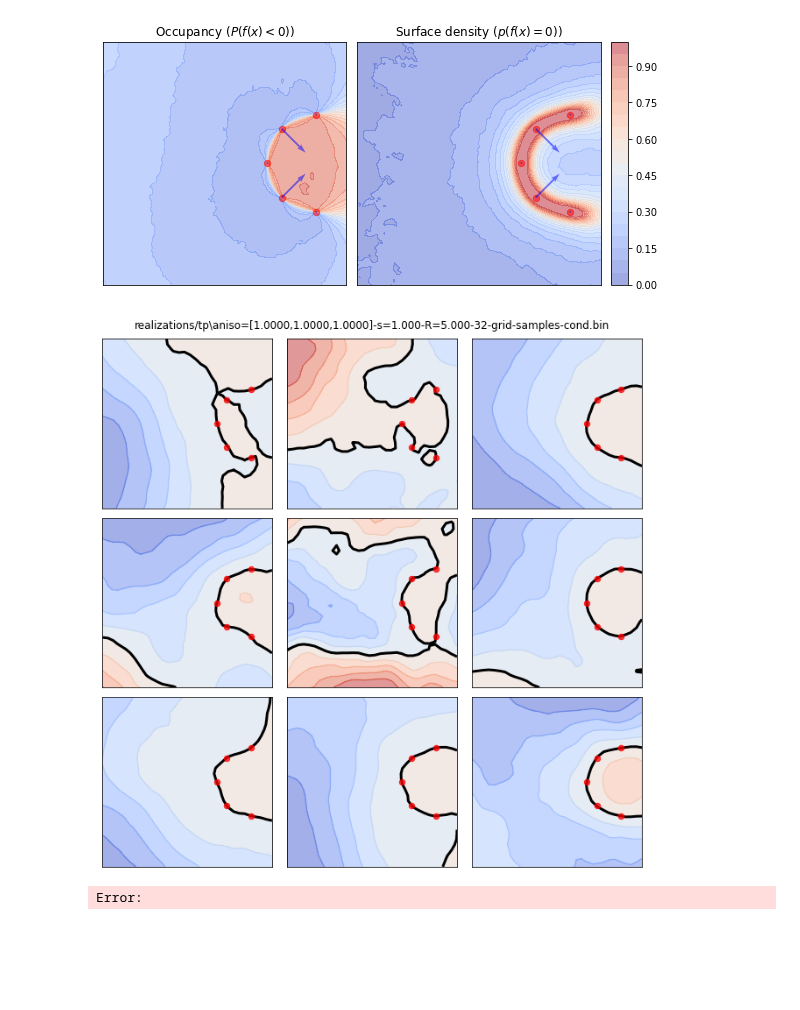
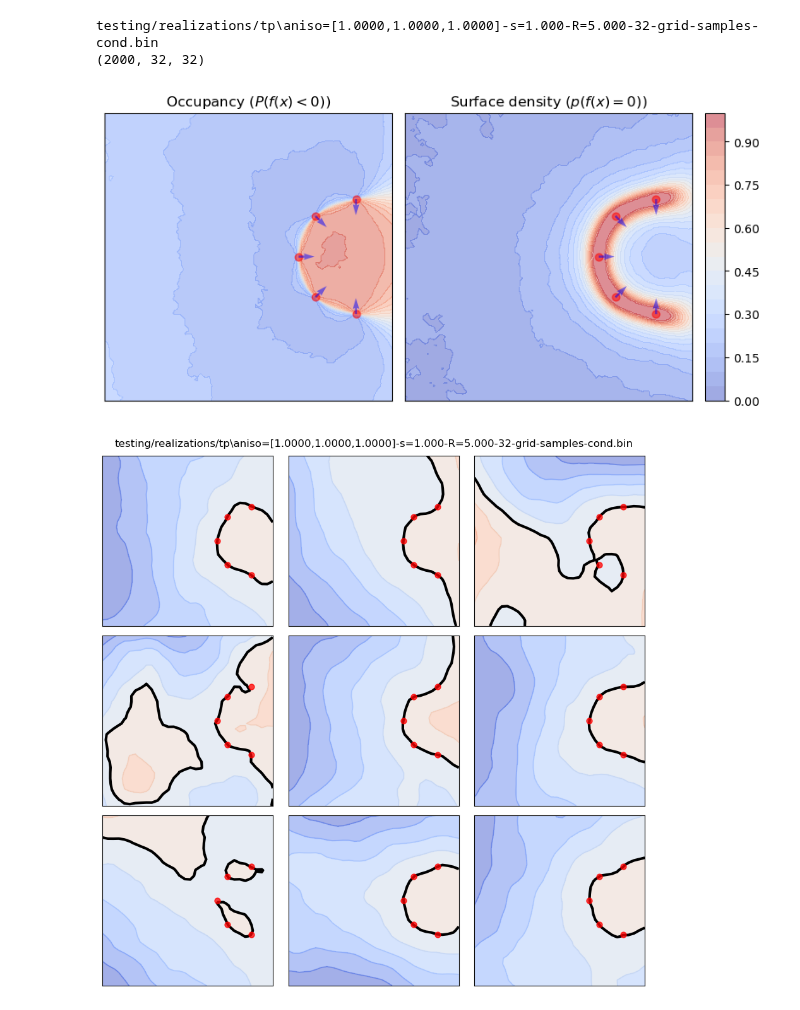
Before and after one commit to daseyb/tungsten, a Jupyter notebook: data/conditioning-vis.ipynb, the cells around one changed output. Cells and saved outputs as stored; diff of their text form; code cells hidden in the pictures; blank space fills up the shorter version.

```diff
--- a/data/conditioning-vis.ipynb
+++ b/data/conditioning-vis.ipynb
@@ -4,23 +4,26 @@ import utils
 import glob
 import numpy as np
 import matplotlib.pyplot as plt
-from mpl_toolkits.axes_grid1 import make_axes_locatable
 from mpl_toolkits.axes_grid1 import ImageGrid
 import scipy.interpolate as interp
 
 res = 32
 
-for file in glob.glob("realizations/tp/*32*samples-cond.bin"):
+for file in glob.glob("testing/realizations/tp/*32*samples-cond.bin"):
 
-    realizations = np.reshape(np.fromfile(file, dtype=np.float32), (-1, res, res))
+    print(file)
+
+    realizations = np.reshape(np.fromfile(file, dtype=np.float64), (-1, res, res))
     realizations = realizations.transpose(0, 2, 1)
+
+    print(realizations.shape)
 
     cond_ps_file = file.replace("grid-samples", "cond-ps")
     if os.path.exists(cond_ps_file):
-        cond_ps = np.reshape(np.fromfile(cond_ps_file, dtype=np.float32), (-1, 3))
-        cond_ns = np.reshape(np.fromfile(file.replace("grid-samples", "cond-ns"), dtype=np.float32), (-1, 3))
+        cond_ps = np.reshape(np.fromfile(cond_ps_file, dtype=np.float64), (-1, 3))
+        cond_ns = np.reshape(np.fromfile(file.replace("grid-samples", "cond-ns"), dtype=np.float64), (-1, 3))
         cond_ds = np.reshape(np.fromfile(file.replace("grid-samples", "cond-ds"), dtype=np.uint8), (-1, 1))
-        cond_vs = np.reshape(np.fromfile(file.replace("grid-samples", "cond-vs"), dtype=np.float32), (-1, 1))
+        cond_vs = np.reshape(np.fromfile(file.replace("grid-samples", "cond-vs"), dtype=np.float64), (-1, 1))
     else:
         cond_ps = None
 
@@ -54,7 +57,7 @@ for file in glob.glob("realizations/tp/*32*samples-cond.bin"):
     grid[0].set_xticks([])
     grid[0].set_yticks([])
 
-    surface_density = np.mean(np.abs(interp_reals) < 0.1, axis=2)
+    surface_density = np.mean(np.abs(interp_reals) < 0.01, axis=2)
     cs = grid[1].contourf(hd_xx, hd_yy, surface_density, vmin=0, vmax=1, alpha=0.5, levels = np.linspace(0, 1, 21), cmap="coolwarm")
     #plt.colorbar(cs)
     grid[1].set_title("Surface density ($p(f(x) = 0)$)")
@@ -78,33 +81,34 @@ for file in glob.glob("realizations/tp/*32*samples-cond.bin"):
             grid[1].quiver(
                 cond_ps[is_so,0], cond_ps[is_so,1],
                 cond_ns[is_so, 0] * cond_vs[is_so, 0], cond_ns[is_so, 1] * cond_vs[is_so, 0],
                 color="blue", zorder=10, alpha=0.5)
 
 
     fig.tight_layout()
 
     realizations = realizations[:9]
     num_cols = 3
     num_rows = realizations.shape[0] // num_cols
     if realizations.shape[0] % num_cols != 0:
         num_rows += 1
 
     fig, axs = plt.subplots(num_rows, num_cols, sharex=True, sharey=True, figsize=(num_cols*3, num_rows*3))
     axs = np.atleast_1d(axs)
     axs = np.ravel(axs)
     fig.suptitle(file)
 
 
     for i in range(realizations.shape[0]):
         utils.plot_realization(realizations[i], axs[i], xx, yy)
         axs[i].set_xticks([])
         axs[i].set_yticks([])
 
         if cond_ps is not None:
             axs[i].scatter(cond_ps[:,0], cond_ps[:,1], color="red", s=40, zorder=10, alpha=0.5)
 
     fig.tight_layout()
 # %% [output]
+testing/realizations/tp\aniso=[1.0000,1.0000,1.0000]-s=1.000-R=5.000-32-grid-samples-cond.bin
+(2000, 32, 32)
-[figure, old version]
+[figure, new version]
-[figure, old version]
+[figure, new version]
-Error:
```
Also changed, not shown: 16 other files.
